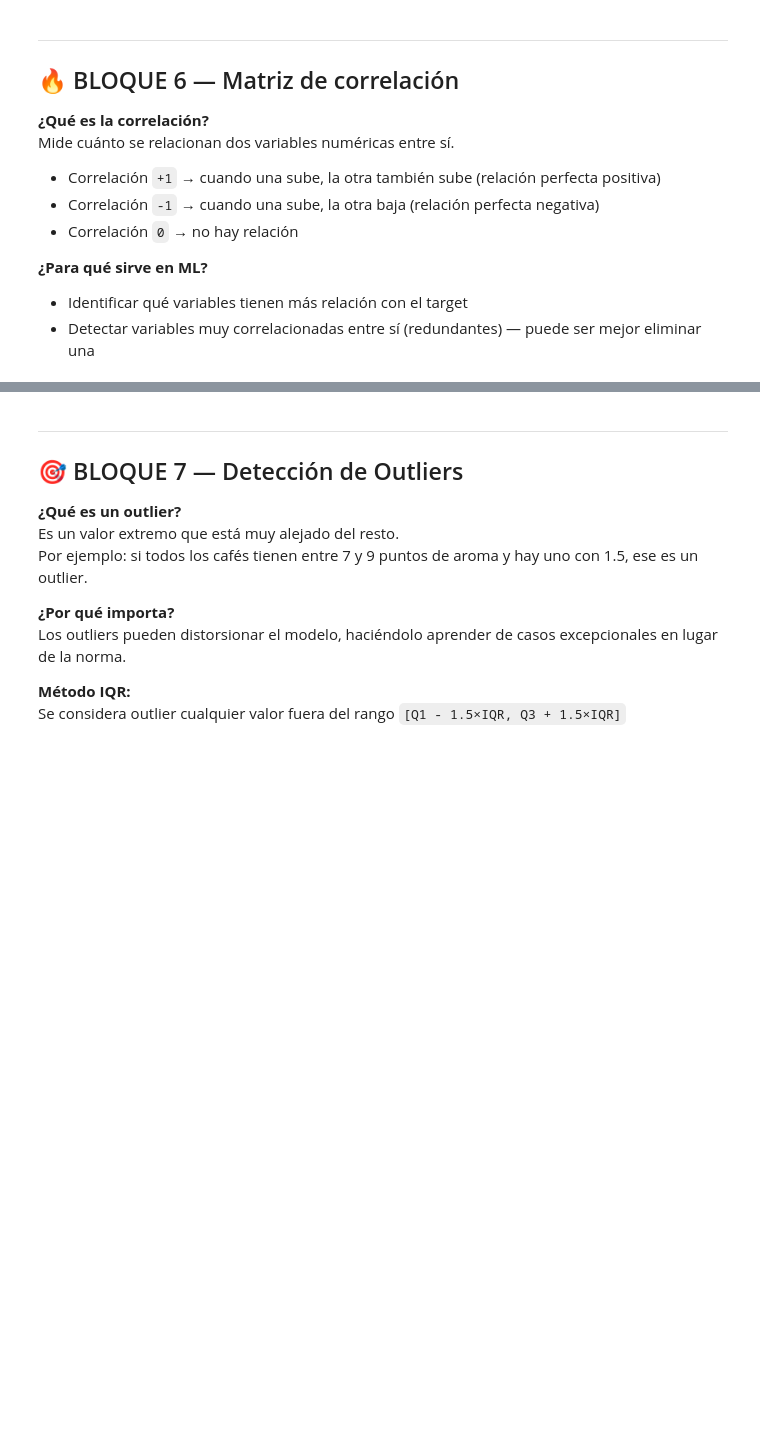
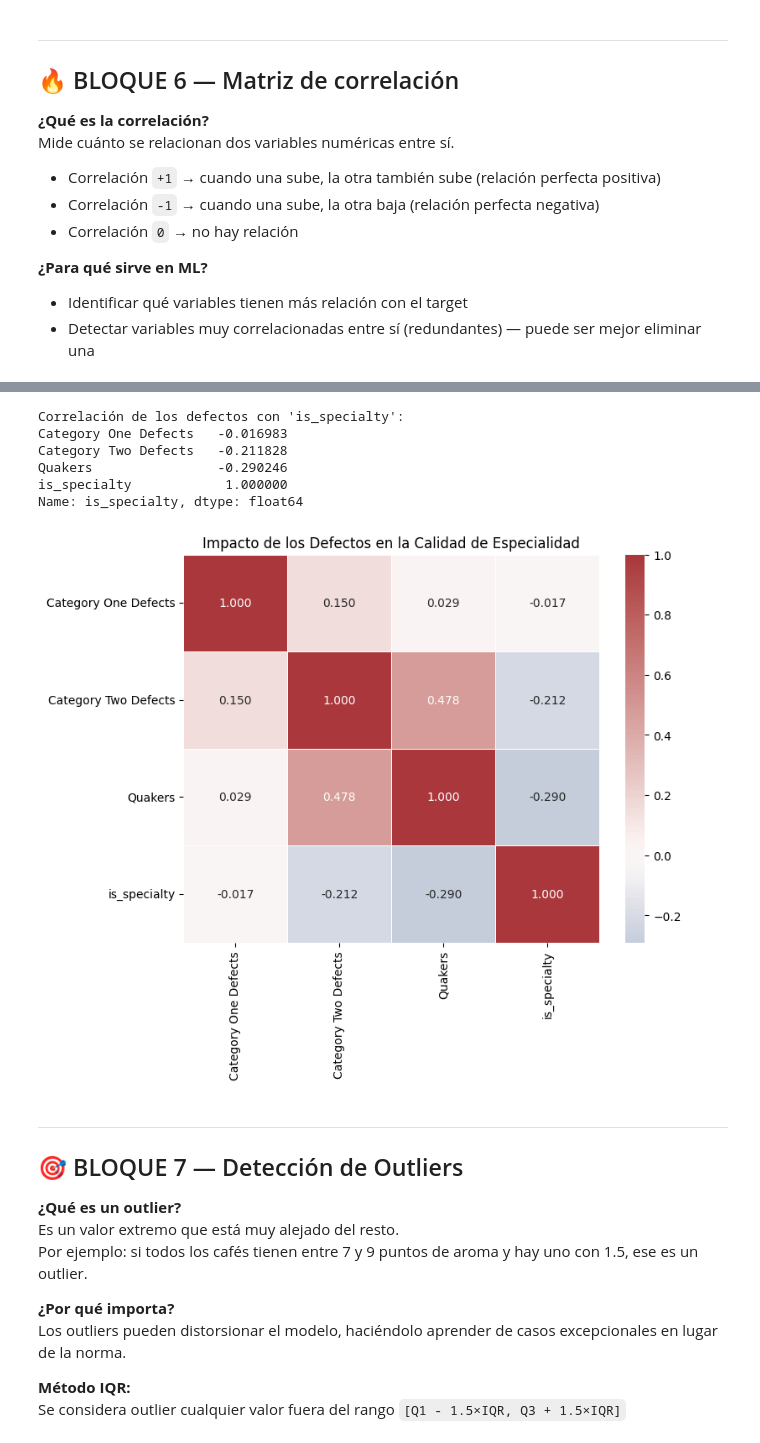
Before and after one commit to Bootcamp-IA-P6/Proyecto6_Grupo1, a Jupyter notebook: notebooks/EDA-Plantilla.ipynb, the cells around one changed output, grey strips where cells are left out. Cells and saved outputs as stored; diff of their text form; code cells hidden in the pictures; blank space fills up the shorter version.

```diff
--- a/notebooks/EDA-Plantilla.ipynb
+++ b/notebooks/EDA-Plantilla.ipynb
@@ -357,19 +357,51 @@ Mide cuánto se relacionan dos variables numéricas entre sí.
 # %%
 # ─── HEATMAP DE CORRELACIÓN ───────────────────────────────────────────────────
 # Solo calculamos correlación entre columnas numéricas
 # ─── HEATMAP DE CORRELACIÓN ───────────────────────────────────────────────────
 
 cols_para_corr = sensoriales + ['is_specialty']
 corr_matrix = df[cols_para_corr].corr()
 
 # 2. Creamos el gráfico (Heatmap)
 plt.figure(figsize=(12, 10))
 sns.heatmap(corr_matrix, annot=True, cmap='coolwarm', fmt=".2f", linewidths=0.5)
 
 plt.title('Matriz de Correlación: Notas Sensoriales vs Calidad', fontsize=15)
 plt.show()
+
+# Comprobamos la relación de los defectos con nuestra variable objetivo
+defectos = ['Category One Defects', 'Category Two Defects', 'Quakers']
+print("Correlación de los defectos con 'is_specialty':")
+print(df[defectos + ['is_specialty']].corr()['is_specialty'])
+
+# ─── HEATMAP DE DEFECTOS VS CALIDAD ───────────────────────────────────────────
+
+# 1. Definimos las columnas que queremos comparar
+cols_analisis = ['Category One Defects', 'Category Two Defects', 'Quakers', 'is_specialty']
+
+# 2. Calculamos la matriz de correlación solo para estas variables
+corr_defectos = df[cols_analisis].corr()
+
+# 3. Creamos el gráfico
+plt.figure(figsize=(8, 6))
+sns.heatmap(corr_defectos,
+            annot=True,      # Muestra los números que me pasaste
+            cmap='vlag',     # Un mapa de colores que resalta los negativos
+            fmt=".3f",       # Tres decimales para mayor precisión
+            center=0,
+            linewidths=0.5)
+
+plt.title('Impacto de los Defectos en la Calidad de Especialidad')
+plt.show()
 # %% [output]
 [figure]
+Correlación de los defectos con 'is_specialty':
+Category One Defects   -0.016983
+Category Two Defects   -0.211828
+Quakers                -0.290246
+is_specialty            1.000000
+Name: is_specialty, dtype: float64
+[figure, added]
 # %% [markdown]
 ---
 ## 🎯 BLOQUE 7 — Detección de Outliers
```
Also changed, not shown: parts of 1 cell of this notebook, 3 other files.
